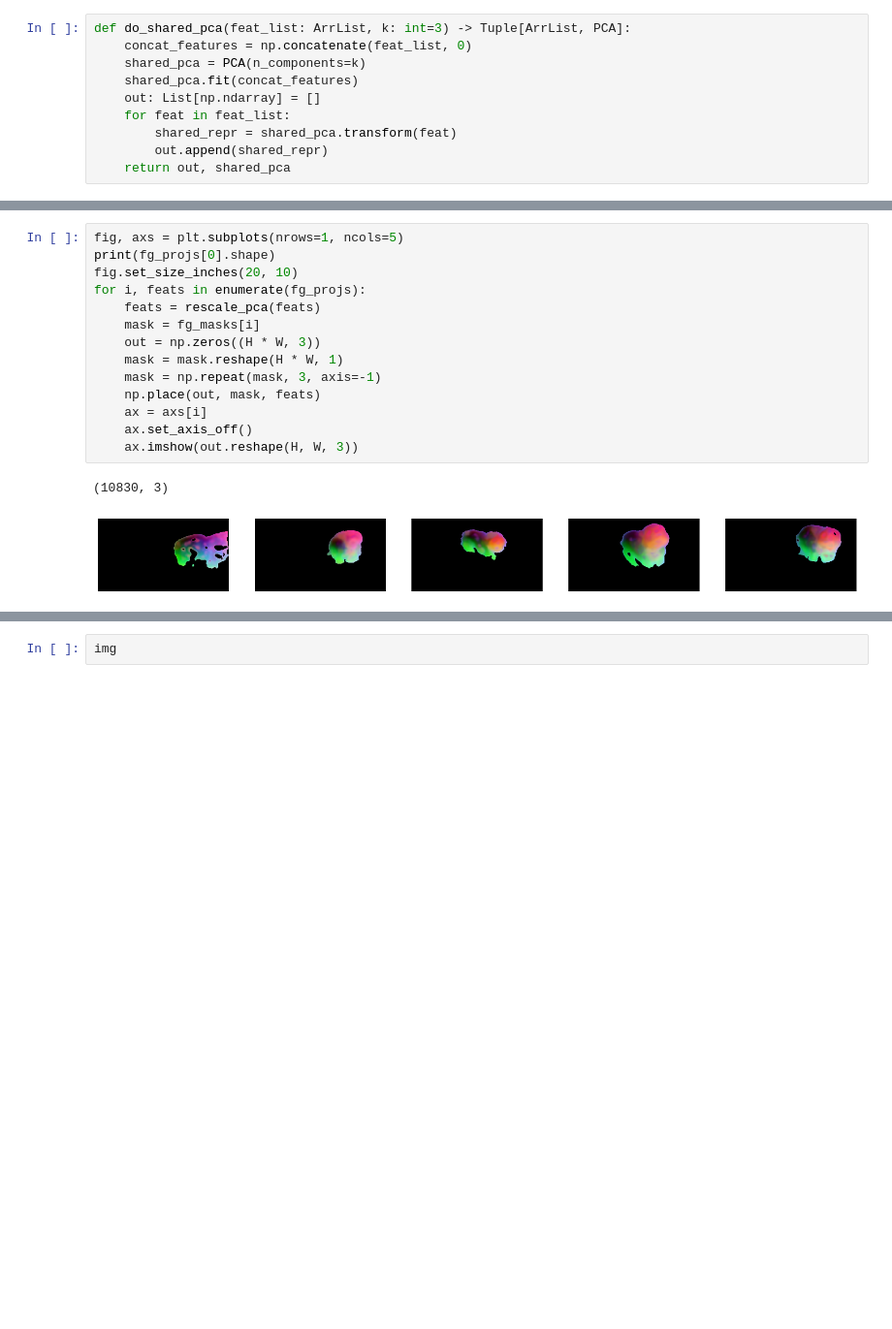
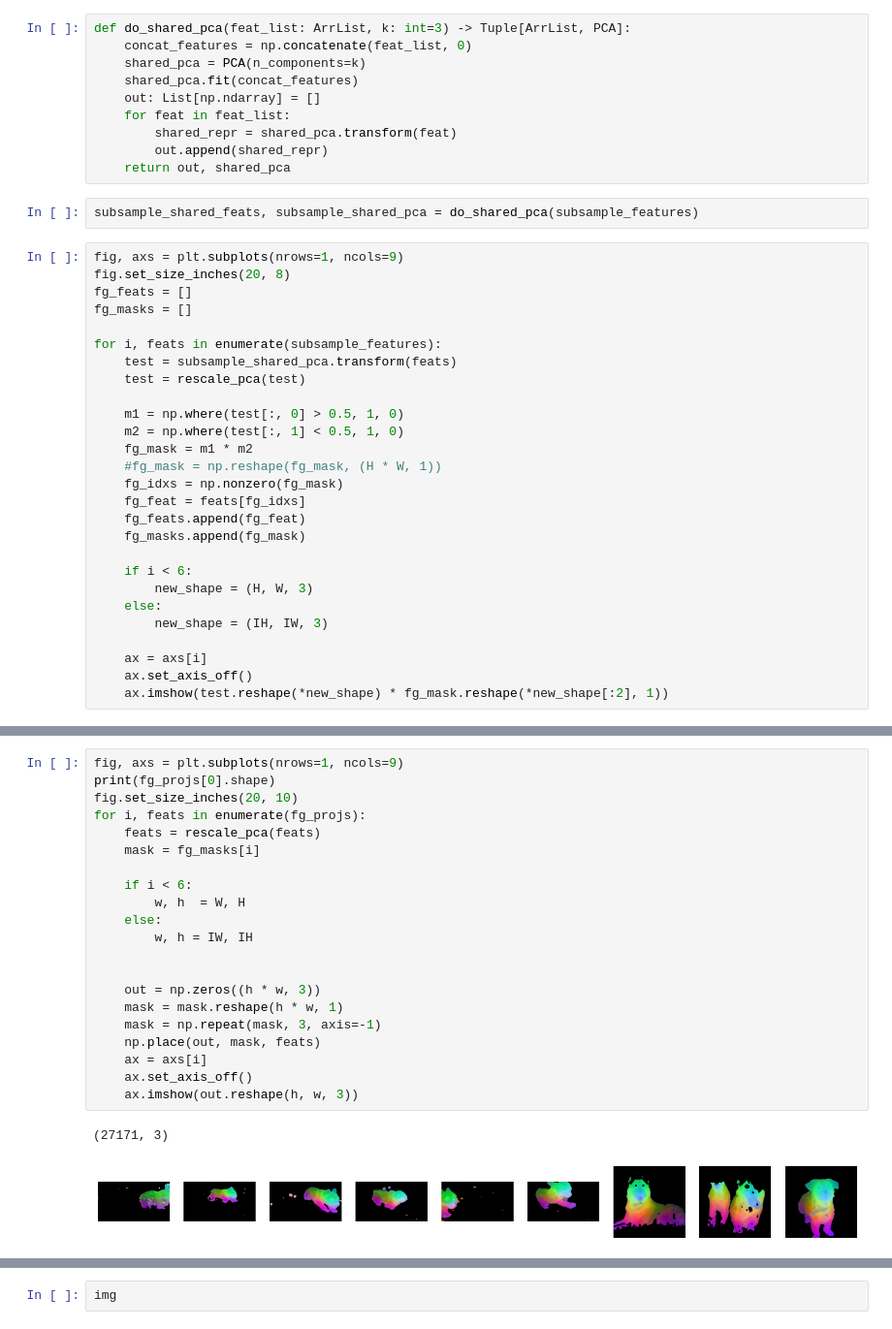
Before and after one commit to tldr-group/HR-Dv2, a Jupyter notebook: notebooks/video.ipynb, the cells around one changed output, grey strips where cells are left out. Shown: that part at 97% size. Drawn from its saved outputs; the diff is of its cells as text; blank space fills up the shorter version.

```diff
--- a/notebooks/video.ipynb
+++ b/notebooks/video.ipynb
@@ -125,3 +99,32 @@ def do_shared_pca(feat_list: ArrList, k: int=3) -> Tuple[ArrList, PCA]:
         shared_repr = shared_pca.transform(feat)
         out.append(shared_repr)
     return out, shared_pca
+# %%
+subsample_shared_feats, subsample_shared_pca = do_shared_pca(subsample_features)
+# %%
+fig, axs = plt.subplots(nrows=1, ncols=9)
+fig.set_size_inches(20, 8)
+fg_feats = []
+fg_masks = []
+
+for i, feats in enumerate(subsample_features):
+    test = subsample_shared_pca.transform(feats)
+    test = rescale_pca(test)
+
+    m1 = np.where(test[:, 0] > 0.5, 1, 0)
+    m2 = np.where(test[:, 1] < 0.5, 1, 0)
+    fg_mask = m1 * m2
+    #fg_mask = np.reshape(fg_mask, (H * W, 1))
+    fg_idxs = np.nonzero(fg_mask)
+    fg_feat = feats[fg_idxs]
+    fg_feats.append(fg_feat)
+    fg_masks.append(fg_mask)
+
+    if i < 6:
+        new_shape = (H, W, 3)
+    else:
+        new_shape = (IH, IW, 3)
+
+    ax = axs[i]
+    ax.set_axis_off()
+    ax.imshow(test.reshape(*new_shape) * fg_mask.reshape(*new_shape[:2], 1))
@@ -133,20 +138,27 @@ fg_projs, fg_pca = do_shared_pca(fg_feats)
 # %%
-fig, axs = plt.subplots(nrows=1, ncols=5)
+fig, axs = plt.subplots(nrows=1, ncols=9)
 print(fg_projs[0].shape)
 fig.set_size_inches(20, 10)
 for i, feats in enumerate(fg_projs):
     feats = rescale_pca(feats)
     mask = fg_masks[i]
-    out = np.zeros((H * W, 3))
-    mask = mask.reshape(H * W, 1)
+
+    if i < 6:
+        w, h  = W, H
+    else:
+        w, h = IW, IH
+
+
+    out = np.zeros((h * w, 3))
+    mask = mask.reshape(h * w, 1)
     mask = np.repeat(mask, 3, axis=-1)
     np.place(out, mask, feats)
     ax = axs[i]
     ax.set_axis_off()
-    ax.imshow(out.reshape(H, W, 3))
+    ax.imshow(out.reshape(h, w, 3))
 # %% [output]
-(10830, 3)
+(27171, 3)
-[figure, old version]
+[figure, new version]
 # %%
 frame_pcas = np.zeros((len(transformed_frames), H, W, 3), dtype=np.float16)
 
```
Also changed, not shown: parts of 15 cells of this notebook, 1 other file.
